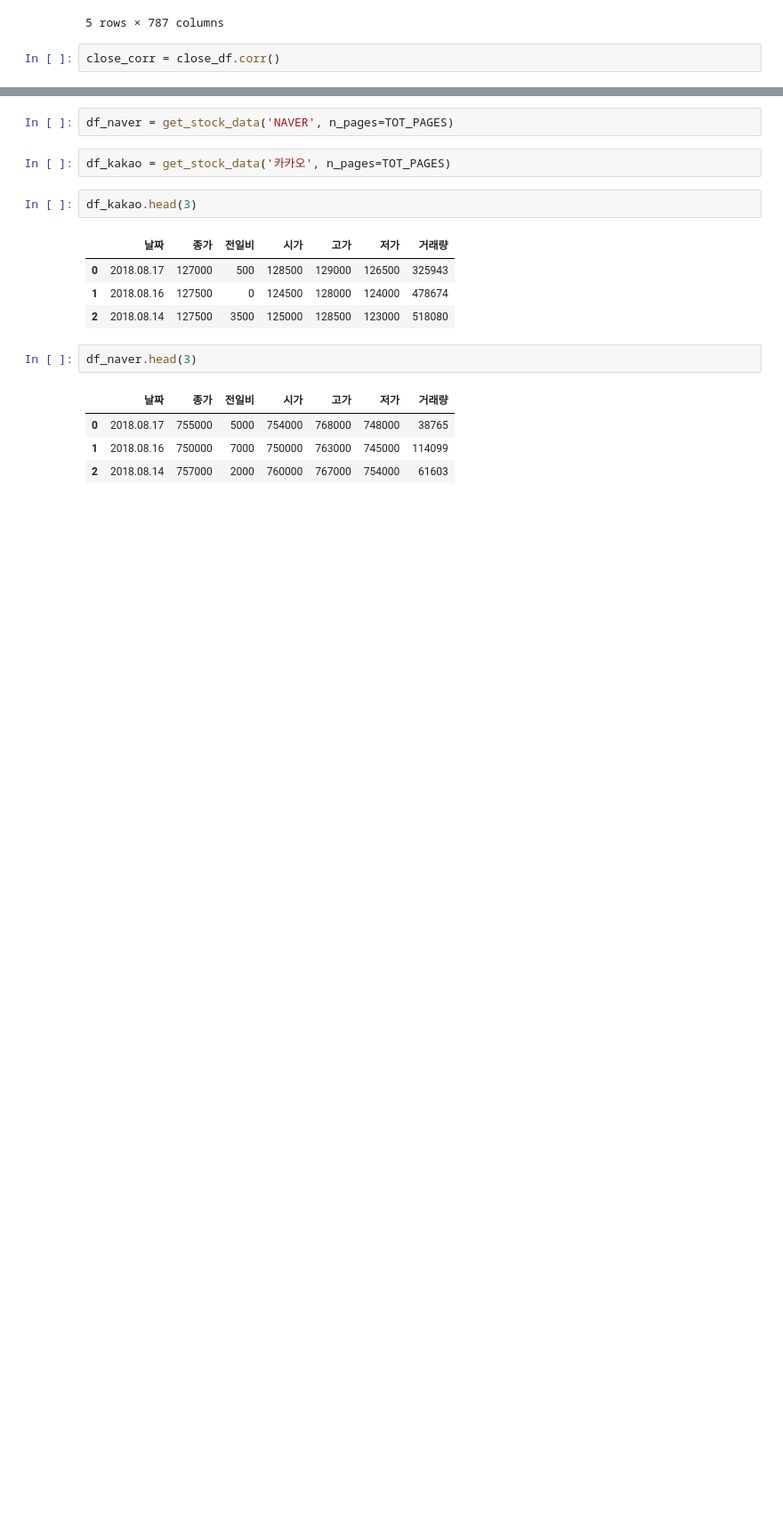
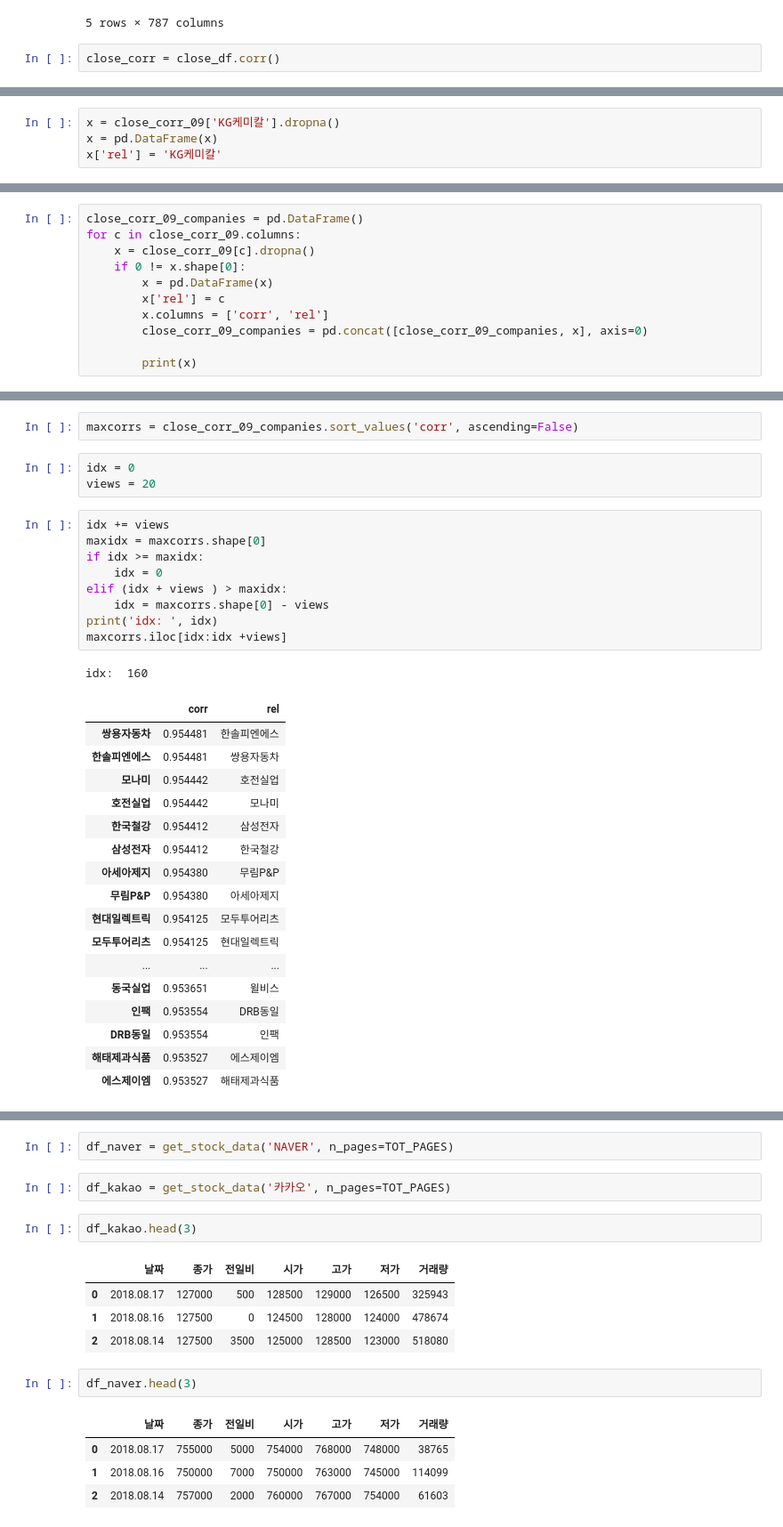
Before and after one commit to GoetheLee/WebCrawlerStudy, a Jupyter notebook: Etrade/get_stock_price_and_corr.ipynb, the cells around one changed output, grey strips where cells are left out. Shown at 89% size. Cells and saved outputs as stored; diff of their text form; blank space fills up the shorter version.

```diff
--- a/Etrade/get_stock_price_and_corr.ipynb
+++ b/Etrade/get_stock_price_and_corr.ipynb
@@ -178,0 +156,4 @@ close_corr[close_corr > 0.9]
+# %%
+x = close_corr_09['KG케미칼'].dropna()
+x = pd.DataFrame(x)
+x['rel'] = 'KG케미칼'
@@ -178,0 +175,11 @@ close_corr[close_corr > 0.9]
+# %%
+close_corr_09_companies = pd.DataFrame()
+for c in close_corr_09.columns:
+    x = close_corr_09[c].dropna()
+    if 0 != x.shape[0]:
+        x = pd.DataFrame(x)
+        x['rel'] = c
+        x.columns = ['corr', 'rel']
+        close_corr_09_companies = pd.concat([close_corr_09_companies, x], axis=0)
+
+        print(x)
@@ -178,0 +204,33 @@ close_corr[close_corr > 0.9]
+# %%
+maxcorrs = close_corr_09_companies.sort_values('corr', ascending=False)
+# %%
+idx = 0
+views = 20
+# %%
+idx += views
+maxidx = maxcorrs.shape[0]
+if idx >= maxidx:
+    idx = 0
+elif (idx + views ) > maxidx:
+    idx = maxcorrs.shape[0] - views
+print('idx: ', idx)
+maxcorrs.iloc[idx:idx +views]
+# %% [output]
+idx:  160
+|  | corr | rel |
+| 쌍용자동차 | 0.954481 | 한솔피엔에스 |
+| 한솔피엔에스 | 0.954481 | 쌍용자동차 |
+| 모나미 | 0.954442 | 호전실업 |
+| 호전실업 | 0.954442 | 모나미 |
+| 한국철강 | 0.954412 | 삼성전자 |
+| 삼성전자 | 0.954412 | 한국철강 |
+| 아세아제지 | 0.954380 | 무림P&P |
+| 무림P&P | 0.954380 | 아세아제지 |
+| 현대일렉트릭 | 0.954125 | 모두투어리츠 |
+| 모두투어리츠 | 0.954125 | 현대일렉트릭 |
+| ... | ... | ... |
+| 동국실업 | 0.953651 | 윌비스 |
+| 인팩 | 0.953554 | DRB동일 |
+| DRB동일 | 0.953554 | 인팩 |
+| 해태제과식품 | 0.953527 | 에스제이엠 |
+| 에스제이엠 | 0.953527 | 해태제과식품 |
```
Also changed, not shown: parts of 10 cells of this notebook, 1 other file.
